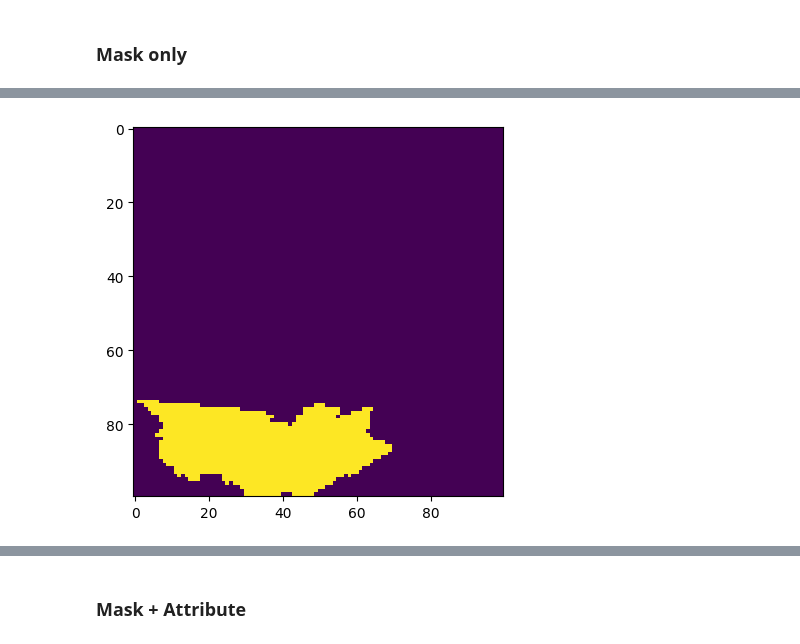
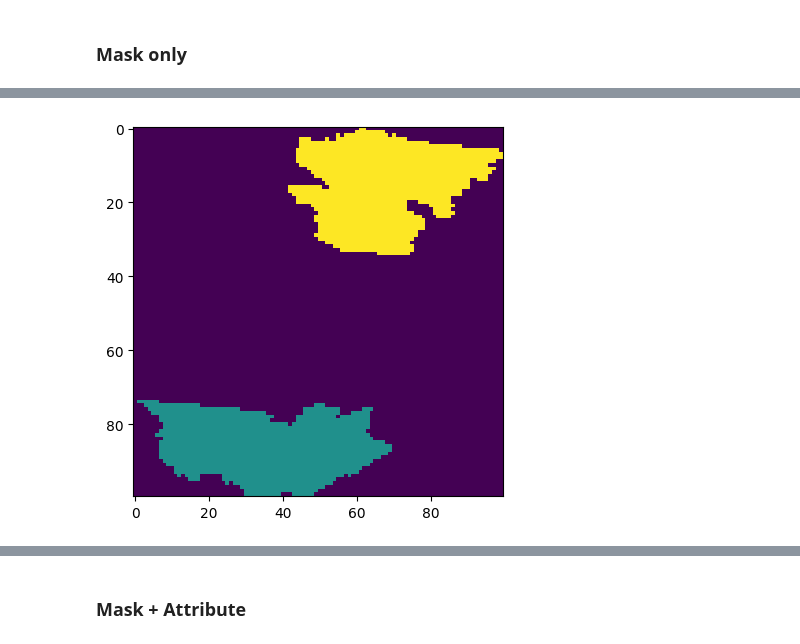
Before and after one commit to aus-plant-phenomics-network/mccn-engine, a Jupyter notebook: vector_load.ipynb, the cells around one changed output, grey strips where cells are left out. Drawn from its saved outputs; the diff is of its cells as text; code cells hidden in the pictures.

Commit message:
chore: update vector notebook - new modes

```diff
--- a/vector_load.ipynb
+++ b/vector_load.ipynb
@@ -64,6 +66,7 @@ for item in items:
 mask_loader = VectorLoader(
     pitems,
     filter_config=FilterConfig(GeoBoxBuilder.from_collection(mask_collection, 100)),
+    load_config=VectorLoadConfig(groupby="field")
 )
 mask_ds = mask_loader.load()
 mask_ds
@@ -81,5 +85,5 @@ Data variables:
 # %%
-plt.imshow(mask_ds.SA2_Werribee.values[0, :, :])
+plt.imshow(mask_ds.MASKS.values[0, :, :])
 plt.show()
 # %% [output]
-[figure, old version]
+[figure, new version]
```
Also changed, not shown: parts of 10 cells of this notebook.
